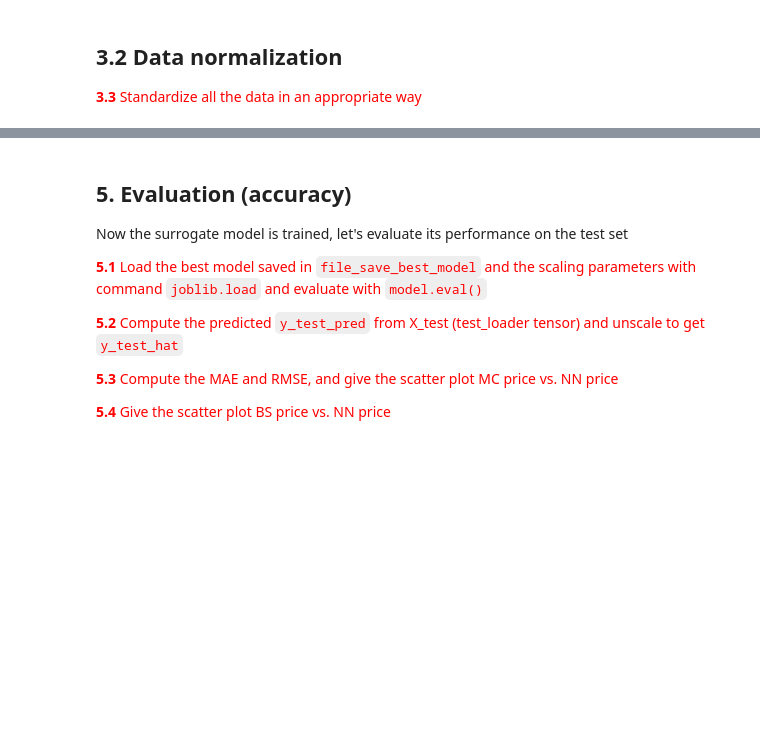
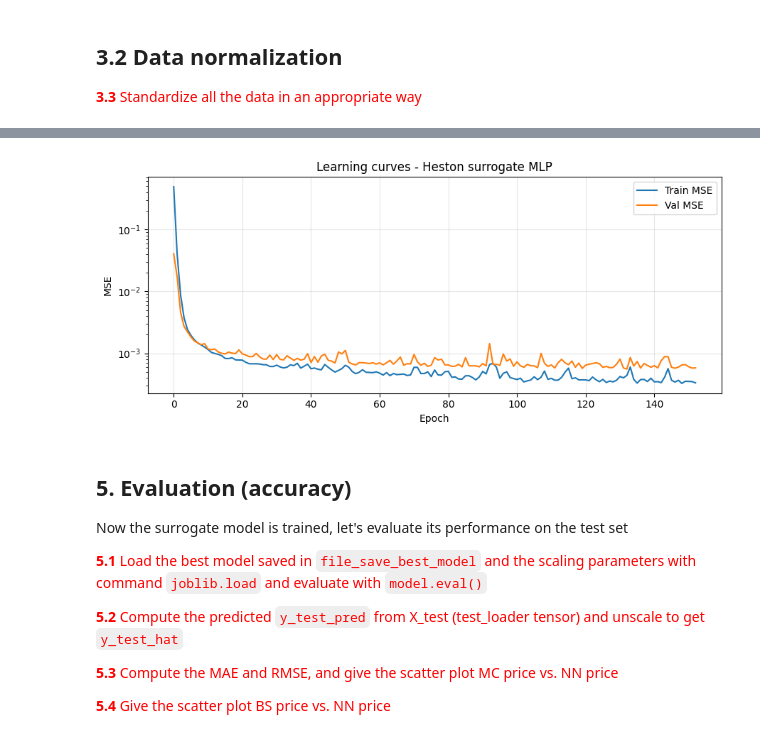
Before and after one commit to RaynorEtienn/Deep-Learning-in-Finance, a Jupyter notebook: Project/Heston.ipynb, the cells around one changed output, grey strips where cells are left out. Drawn from its saved outputs; the diff is of its cells as text; code cells hidden in the pictures; blank space fills up the shorter version.

```diff
--- a/Project/Heston.ipynb
+++ b/Project/Heston.ipynb
@@ -322,4 +464,23 @@ We propose a fully-connected network:
 
 <span style="color: red;">**4.4** Plot the MSE losses (Learning Curves) for the train and val sets  </span>
 # %%
-# YOUR CODE HERE
+# --------------------------------------------------
+# 4.1  MLP architecture
+# --------------------------------------------------
+class MLP(nn.Module):
+    def __init__(self, in_dim=8):
+        super().__init__()
+        self.net = nn.Sequential(
+            nn.Linear(in_dim, 128), nn.ReLU(),
+            nn.Linear(128, 128),    nn.ReLU(),
+            nn.Linear(128, 64),     nn.ReLU(),
+            nn.Linear(64, 1),
+        )
+
+    def forward(self, x):
+        return self.net(x)
+
+
+model    = MLP(in_dim=8).to(device)
+criterion = nn.MSELoss()
+optimizer = torch.optim.Adam(model.parameters(), lr=1e-3)
@@ -326,3 +580,20 @@ We propose a fully-connected network:
+# %%
+# --------------------------------------------------
+# 4.4  Learning curves
+# --------------------------------------------------
+plt.figure(figsize=(9, 4))
+plt.plot(train_losses, label="Train MSE", lw=1.5)
+plt.plot(val_losses, label="Val MSE", lw=1.5)
+plt.xlabel("Epoch")
+plt.ylabel("MSE")
+plt.title("Learning curves - Heston surrogate MLP")
+plt.legend()
+plt.grid(alpha=0.3)
+plt.yscale("log")
+plt.tight_layout()
+plt.show()
+# %% [output]
+[figure, added]
 # %% [markdown]
 ## 5. Evaluation (accuracy)
 
```
Also changed, not shown: parts of 15 cells of this notebook, 3 other files.
